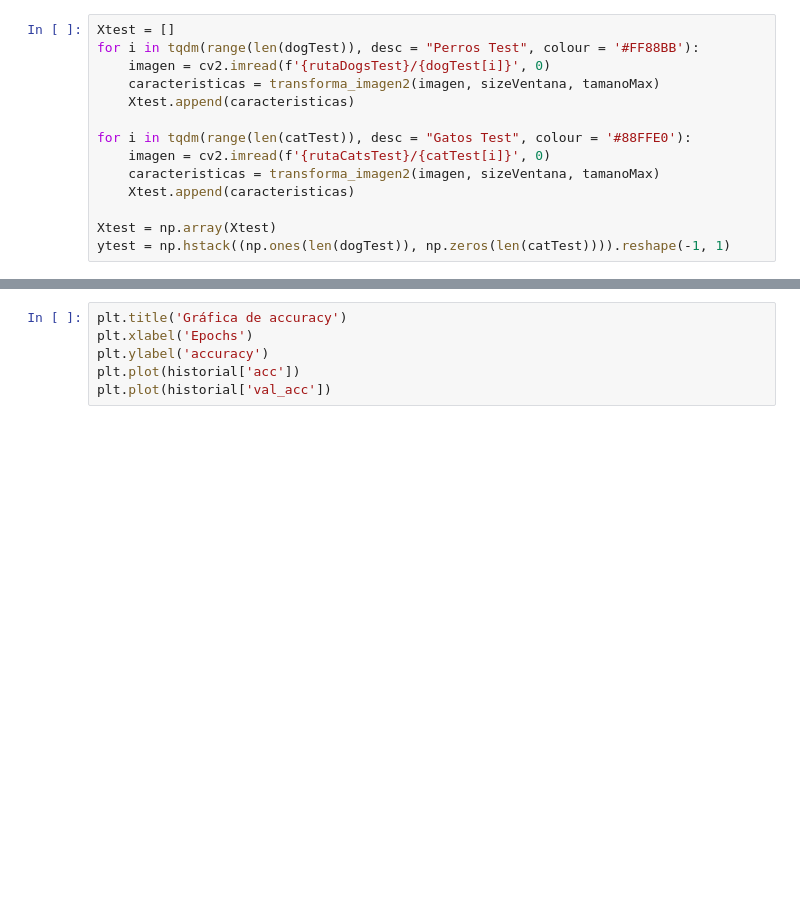
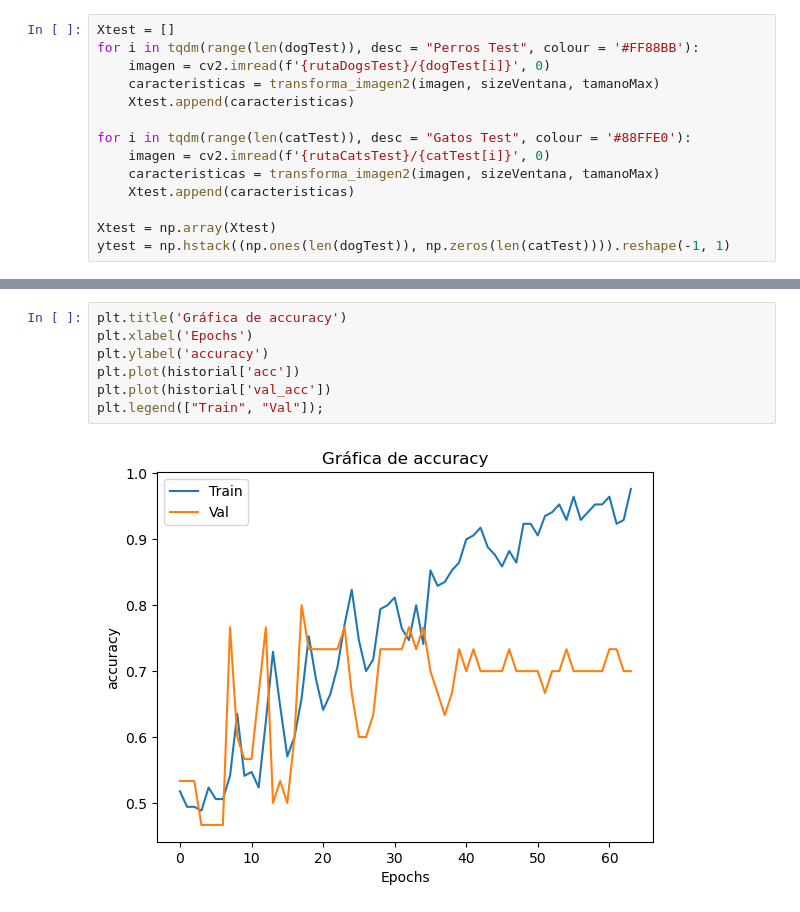
Before and after one commit to Fiuva/Dog-vs-Cat, a Jupyter notebook: Extraccion de caracteristicas 1.ipynb, the cells around one changed output, grey strips where cells are left out. Cells and saved outputs as stored; diff of their text form; blank space fills up the shorter version.

```diff
--- a/Extraccion de caracteristicas 1.ipynb
+++ b/Extraccion de caracteristicas 1.ipynb
@@ -367,9 +411,12 @@ plt.plot(historial['val_loss'])
 # %%
 plt.title('Gráfica de accuracy')
 plt.xlabel('Epochs')
 plt.ylabel('accuracy')
 plt.plot(historial['acc'])
 plt.plot(historial['val_acc'])
+plt.legend(["Train", "Val"]);
+# %% [output]
+[figure, added]
 # %%
 prediccion = model.predict(Xtest)
 aciertos = np.sum(np.round(prediccion) == ytest)
```
Also changed, not shown: parts of 13 cells of this notebook.
